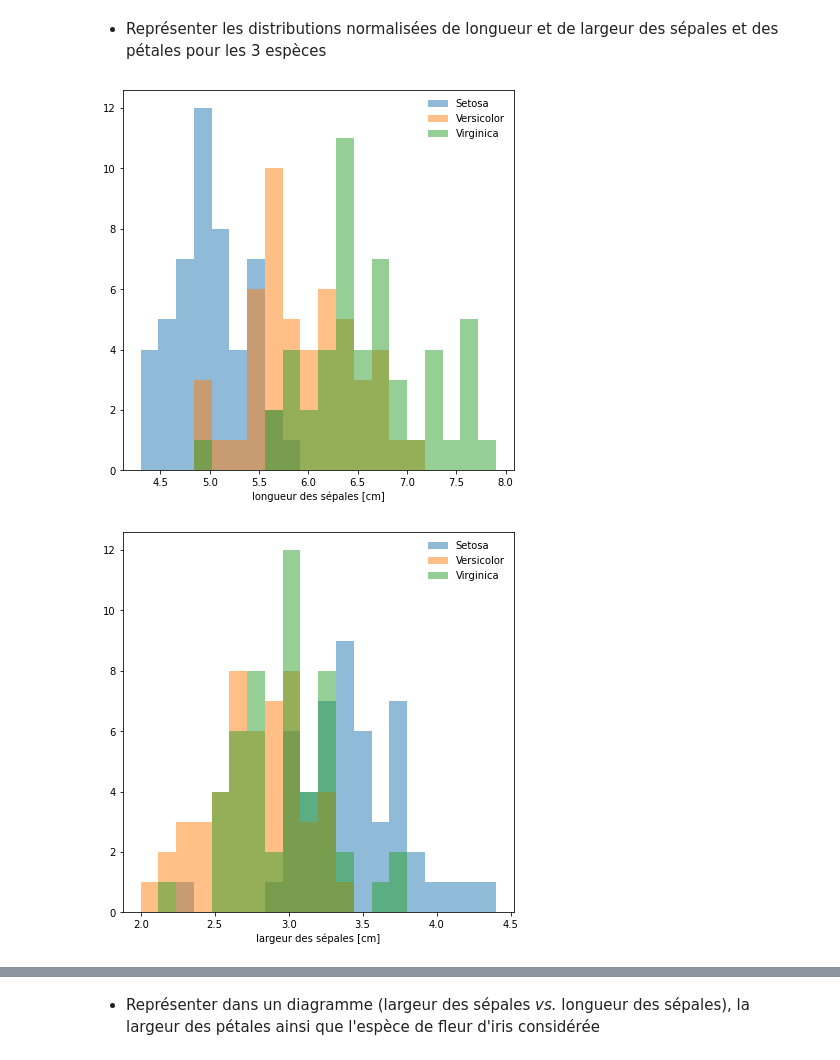
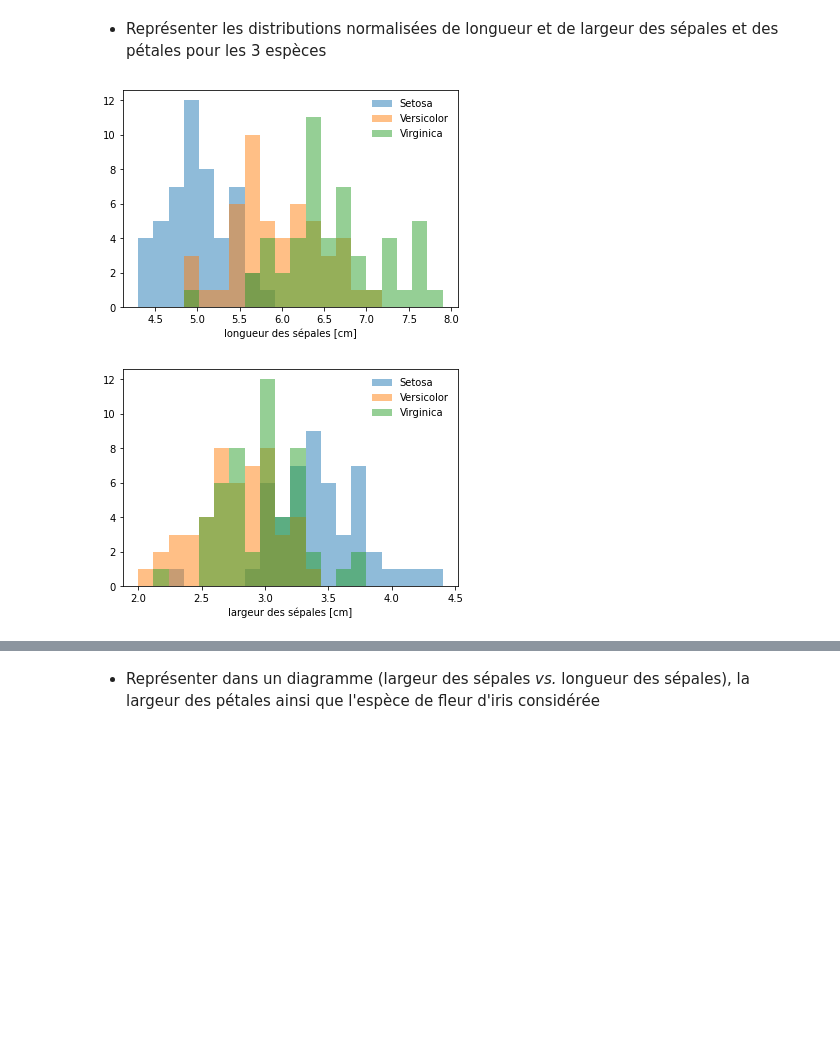
Before and after one commit to xgarrido/master_python_teaching, a Jupyter notebook: td/03_td_pandas.ipynb, the cells around one changed output, grey strips where cells are left out. Drawn from its saved outputs; the diff is of its cells as text; code cells hidden in the pictures; blank space fills up the shorter version.

```diff
--- a/td/03_td_pandas.ipynb
+++ b/td/03_td_pandas.ipynb
@@ -1,7 +1,3 @@
-# %%
-import matplotlib.pyplot as plt
-
-plt.rcParams["figure.figsize"] = (7, 7)
 # %% [markdown]
 # Librairie `pandas` & `matplotlib`
 # %% [markdown]
@@ -179,23 +183,23 @@ df.head()
 # %%
 import matplotlib.pyplot as plt
 
 kwargs = dict(histtype="stepfilled", alpha=0.5, bins=20)
 
 labels = {
     "longueur des sépales [cm]": df.sepal_length,
     "largeur des sépales [cm]": df.sepal_width,
     "longueur des pétales [cm]": df.petal_length,
     "largeur des pétales [cm]": df.petal_width,
 }
 
 for xlabel, data in labels.items():
     # Determine best range and bin probability
     r = (np.min(data), np.max(data))
     plt.figure()
-    for s in df.variety.unique():
-        plt.hist(data[df.variety == s], **kwargs, label=s, range=r)
+    for variety in df.variety.unique():
+        plt.hist(data[df.variety == variety], **kwargs, label=variety, range=r)
     plt.xlabel(xlabel)
     plt.legend()
 # %% [output]
-[figure, old version]
+[figure, new version]
-[figure, old version]
+[figure, new version]
```
Also changed, not shown: parts of 10 cells of this notebook, 4 other files.
